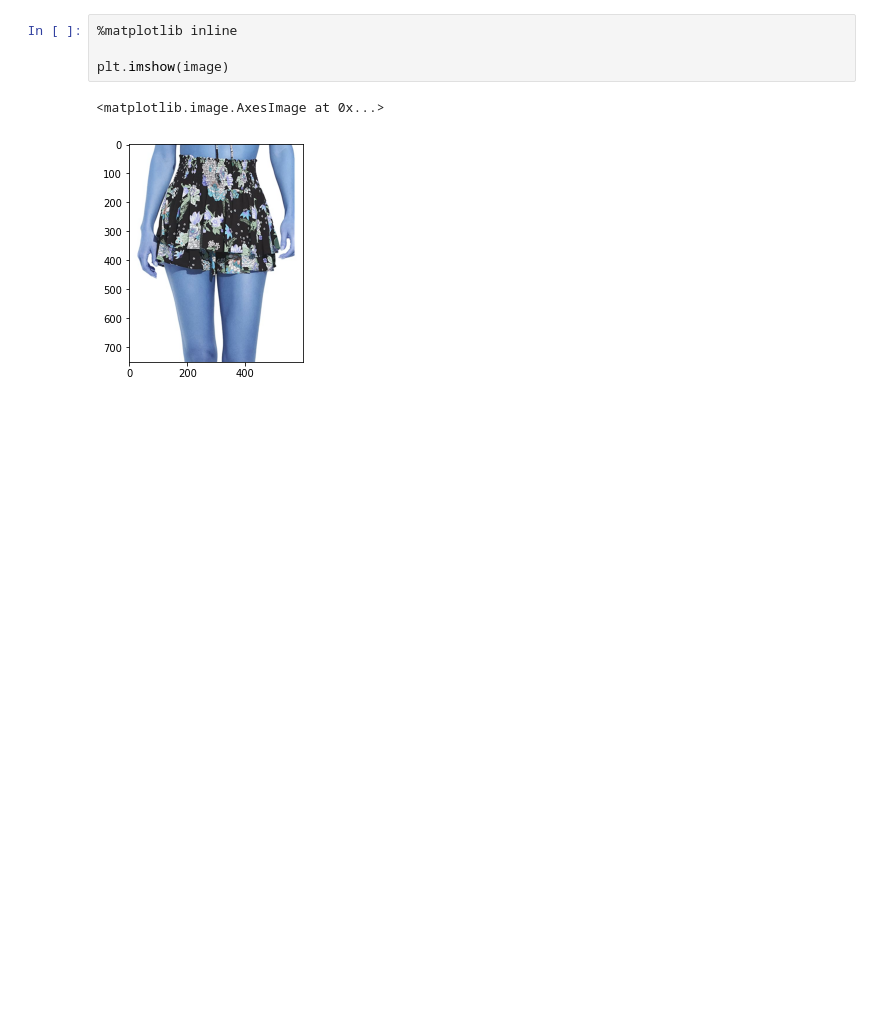
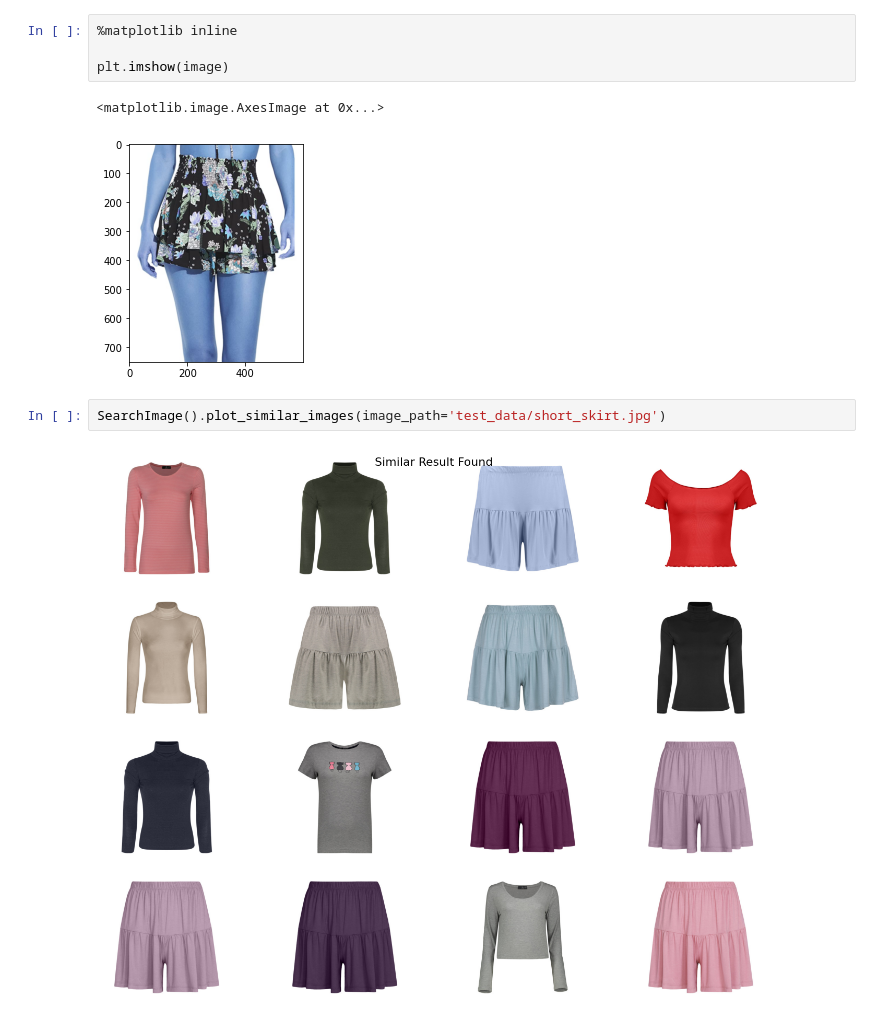
Before and after one commit to prp-e/oss_visual_search, a Jupyter notebook: notebooks/Visual Search Lab.ipynb, the cells around one changed output. Drawn from its saved outputs; the diff is of its cells as text; blank space fills up the shorter version.

```diff
--- a/notebooks/Visual Search Lab.ipynb
+++ b/notebooks/Visual Search Lab.ipynb
@@ -102,3 +102,7 @@ plt.imshow(image)
 # %% [output]
 <matplotlib.image.AxesImage at 0x...>
 [figure]
+# %%
+SearchImage().plot_similar_images(image_path='test_data/short_skirt.jpg')
+# %% [output]
+[figure, added]
```
